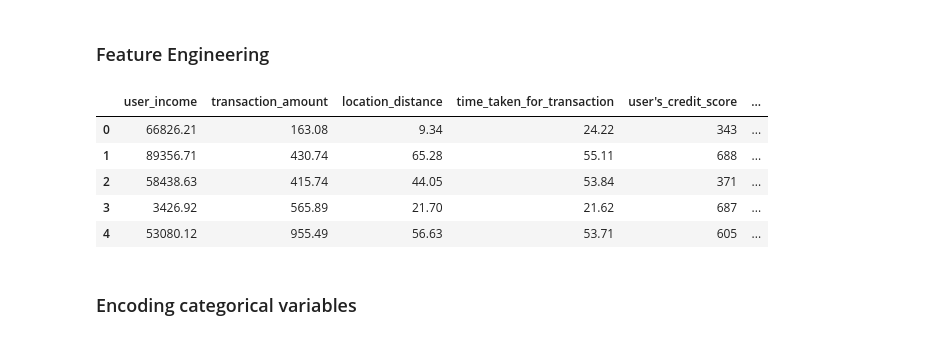
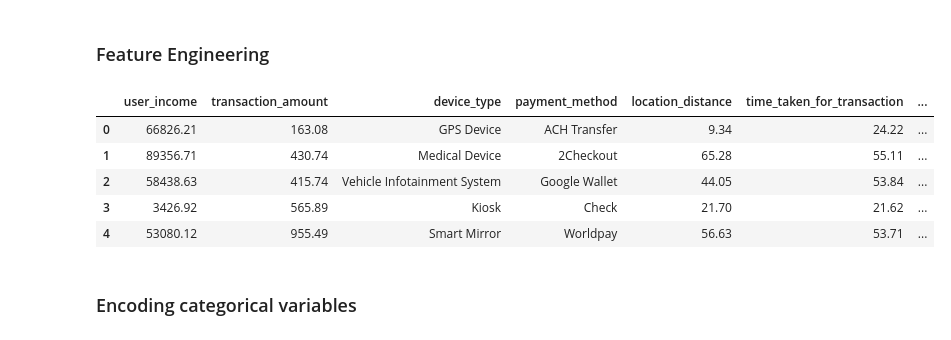
Before and after one commit to emmanuelani/data_miners, a Jupyter notebook: fraud.ipynb, the cells around one changed output. Saved outputs shown, nothing was run; the diff lists cells and outputs as text; code cells hidden in the pictures.

```diff
--- a/fraud.ipynb
+++ b/fraud.ipynb
@@ -57,24 +58,24 @@ fraud_df.columns = fraud_df.columns.str.replace(" ", "_")
 #     score = mutual_info_score(fraud_df[feature], y)
 #     print(f"{feature} score: {score}")
 # %%
-selected_features = ["user_income", "transaction_amount",
+selected_features = ["user_income", "transaction_amount", "device_type", "payment_method",
                      "location_distance", "time_taken_for_transaction",
                      "user's_credit_score", "merchant_category", "merchant's_reputation_score",
                      "transaction_time_of_day", "transaction_authentication_method", 'user\'s_transaction_history',
                      'user_account_status', 'user_age', 'transaction_currency']
 
 display(fraud_df[selected_features].head())
 
 # seperating the data into target (y) and predictor (x) variables.
 y = fraud_df["fraudulent_flag"]
 X = fraud_df[selected_features]
 # %% [output]
-|  | user_income | transaction_amount | location_distance | time_taken_for_transaction | user's_credit_score | ... |
-| 0 | 66826.21 | 163.08 | 9.34 | 24.22 | 343 | ... |
-| 1 | 89356.71 | 430.74 | 65.28 | 55.11 | 688 | ... |
-| 2 | 58438.63 | 415.74 | 44.05 | 53.84 | 371 | ... |
-| 3 | 3426.92 | 565.89 | 21.70 | 21.62 | 687 | ... |
-| 4 | 53080.12 | 955.49 | 56.63 | 53.71 | 605 | ... |
+|  | user_income | transaction_amount | device_type | payment_method | location_distance | time_taken_for_transaction | ... |
+| 0 | 66826.21 | 163.08 | GPS Device | ACH Transfer | 9.34 | 24.22 | ... |
+| 1 | 89356.71 | 430.74 | Medical Device | 2Checkout | 65.28 | 55.11 | ... |
+| 2 | 58438.63 | 415.74 | Vehicle Infotainment System | Google Wallet | 44.05 | 53.84 | ... |
+| 3 | 3426.92 | 565.89 | Kiosk | Check | 21.70 | 21.62 | ... |
+| 4 | 53080.12 | 955.49 | Smart Mirror | Worldpay | 56.63 | 53.71 | ... |
 # %% [markdown]
 ### Encoding categorical variables
 # %%
```
Also changed, not shown: parts of 7 cells of this notebook.
